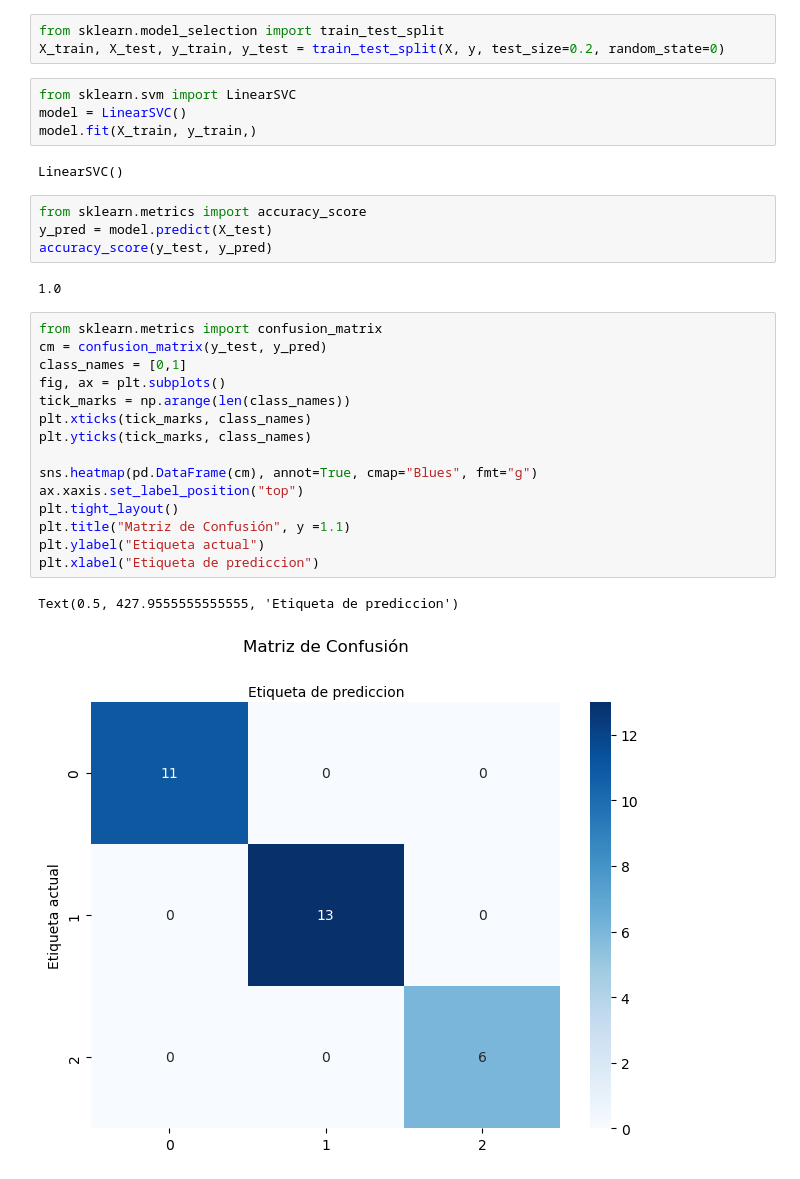
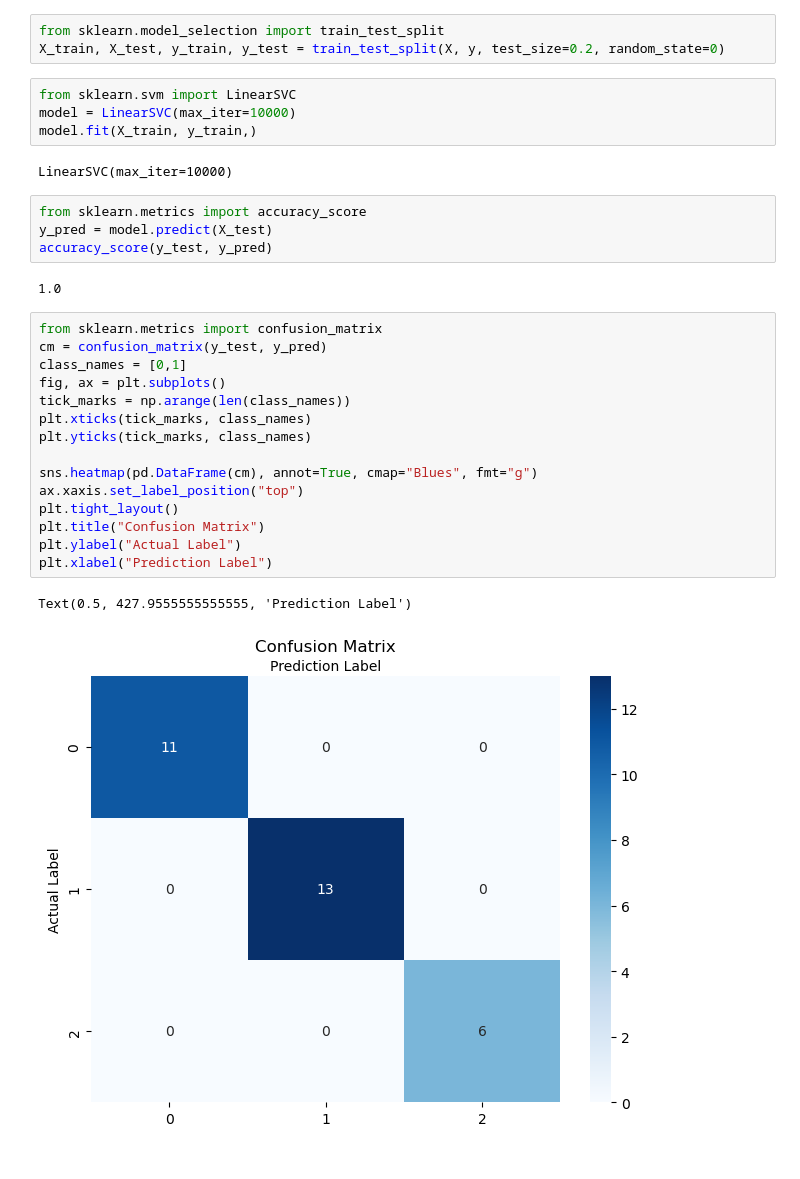
Before and after one commit to Quiago/LGMVIP--DataScience, a Jupyter notebook: Iris problem/iris.ipynb, the cells around one changed output. Saved outputs shown, nothing was run; the diff lists cells and outputs as text.

```diff
--- a/Iris problem/iris.ipynb
+++ b/Iris problem/iris.ipynb
@@ -26,10 +43,10 @@ from sklearn.model_selection import train_test_split
 X_train, X_test, y_train, y_test = train_test_split(X, y, test_size=0.2, random_state=0)
 # %%
 from sklearn.svm import LinearSVC
-model = LinearSVC()
+model = LinearSVC(max_iter=10000)
 model.fit(X_train, y_train,)
 # %% [output]
-LinearSVC()
+LinearSVC(max_iter=10000)
 # %%
 from sklearn.metrics import accuracy_score
 y_pred = model.predict(X_test)
@@ -39,18 +56,18 @@ accuracy_score(y_test, y_pred)
 # %%
 from sklearn.metrics import confusion_matrix
 cm = confusion_matrix(y_test, y_pred)
 class_names = [0,1]
 fig, ax = plt.subplots()
 tick_marks = np.arange(len(class_names))
 plt.xticks(tick_marks, class_names)
 plt.yticks(tick_marks, class_names)
 
 sns.heatmap(pd.DataFrame(cm), annot=True, cmap="Blues", fmt="g")
 ax.xaxis.set_label_position("top")
 plt.tight_layout()
-plt.title("Matriz de Confusión", y =1.1)
-plt.ylabel("Etiqueta actual")
-plt.xlabel("Etiqueta de prediccion")
+plt.title("Confusion Matrix")
+plt.ylabel("Actual Label")
+plt.xlabel("Prediction Label")
 # %% [output]
-Text(0.5, 427.9555555555555, 'Etiqueta de prediccion')
+Text(0.5, 427.9555555555555, 'Prediction Label')
-[figure, old version]
+[figure, new version]
```
Also changed, not shown: parts of 3 cells of this notebook.
